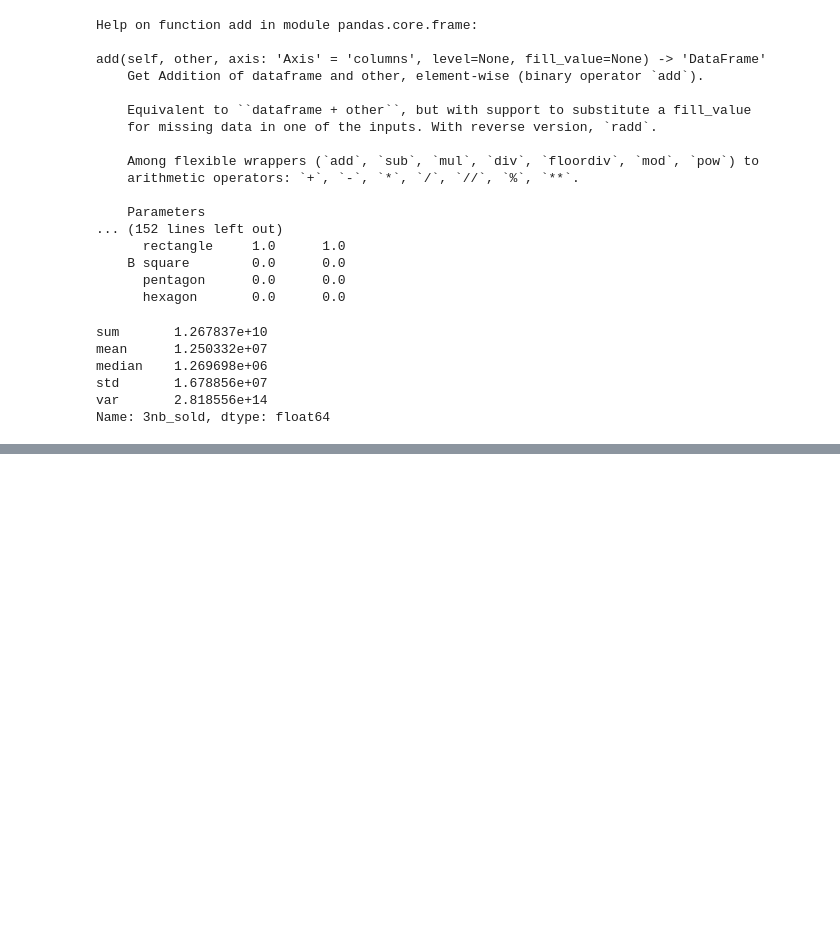
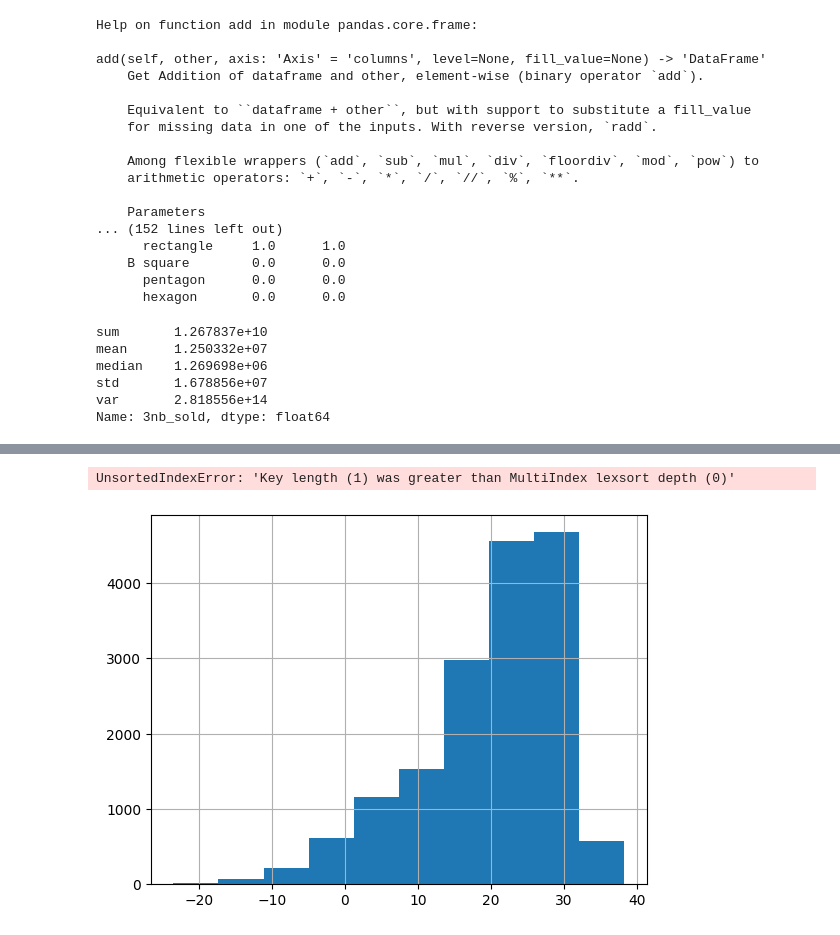
Before and after one commit to DJIOTSA/DATA-SCIENCE, a Jupyter notebook: courses/04 Data Manipulation with pandas/notebook.ipynb, the cells around one changed output, grey strips where cells are left out. Drawn from its saved outputs; the diff is of its cells as text; code cells hidden in the pictures; blank space fills up the shorter version.

```diff
--- a/courses/04 Data Manipulation with pandas/notebook.ipynb
+++ b/courses/04 Data Manipulation with pandas/notebook.ipynb
@@ -413,0 +592,4 @@ Name: 3nb_sold, dtype: float64
+# %%
+new_dataset = pd.read_csv('temperatures.csv')
+new_dataset = new_dataset.set_index(keys=['country', 'city'])
+new_dataset.loc[[("Côte D'Ivoire", 'Abidjan'),("Ethiopia", "Addis Abeba")]]
@@ -413,0 +628,9 @@ Name: 3nb_sold, dtype: float64
+# %%
+new_dataset.loc["Côte D'Ivoire":'India']
+# %% [output]
+UnsortedIndexError: 'Key length (1) was greater than MultiIndex lexsort depth (0)'
+# %%
+new_dataset['avg_temp_c'].hist()
+plt.show()
+# %% [output]
+[figure, added]
```
Also changed, not shown: parts of 26 cells of this notebook, 9 other files.
